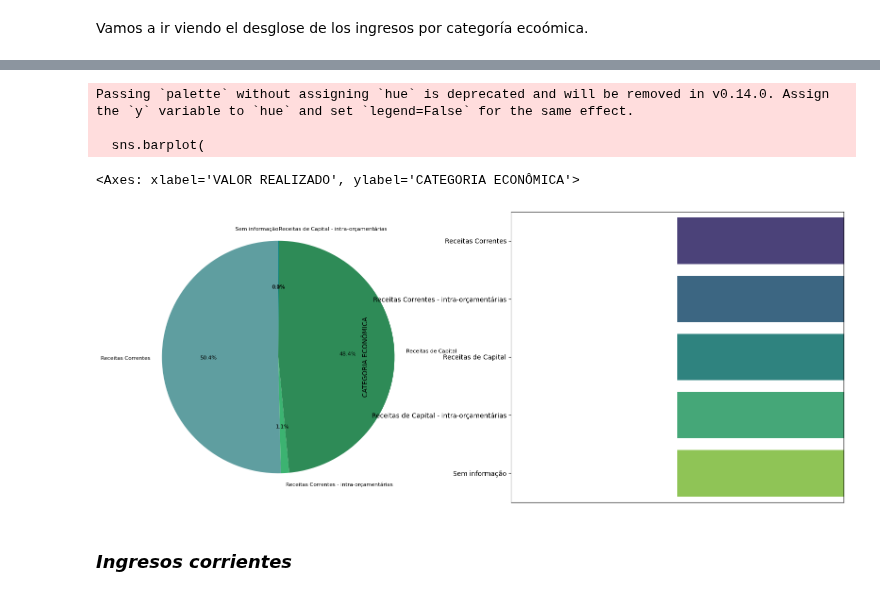
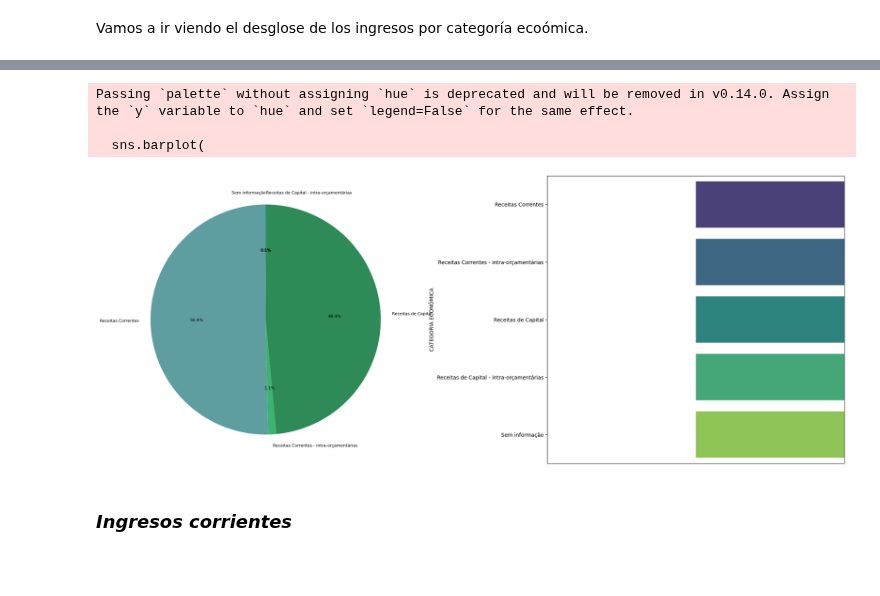
Before and after one commit to Gabijc/Proyecto2-Insights-Brasil, a Jupyter notebook: Análisis_categorías.ipynb, the cells around one changed output, grey strips where cells are left out. Saved outputs shown, nothing was run; the diff lists cells and outputs as text; code cells hidden in the pictures; blank space fills up the shorter version.

```diff
--- a/Análisis_categorías.ipynb
+++ b/Análisis_categorías.ipynb
@@ -183,26 +183,28 @@ categorias_economicas
 # %%
 colores_categorias = ["cadetblue", "mediumseagreen", "seagreen", "teal", "turquoise"]
 
 fig, axes = plt.subplots(nrows = 1, ncols = 2, figsize = (20, 8), sharex = True)
 
 axes[0].pie("VALOR REALIZADO",
         labels = "CATEGORIA ECONÔMICA",
         data = categorias_economicas,
         autopct=  '%1.1f%%',
         colors = colores_categorias,
         textprops={'fontsize': 8},
-        startangle=90)
+        startangle=90,
+        )
 sns.barplot(
     x="VALOR REALIZADO",
     y="CATEGORIA ECONÔMICA",
     data = categorias_economicas,
     palette="viridis")
+
+plt.tight_layout()
 # %% [output]
 Passing `palette` without assigning `hue` is deprecated and will be removed in v0.14.0. Assign the `y` variable to `hue` and set `legend=False` for the same effect.
 
   sns.barplot(
-<Axes: xlabel='VALOR REALIZADO', ylabel='CATEGORIA ECONÔMICA'>
-[figure, old version]
+[figure, new version]
 # %% [markdown]
 ### *Ingresos corrientes*
 # %%
```
Also changed, not shown: parts of 1 cell of this notebook, 3 other files.
